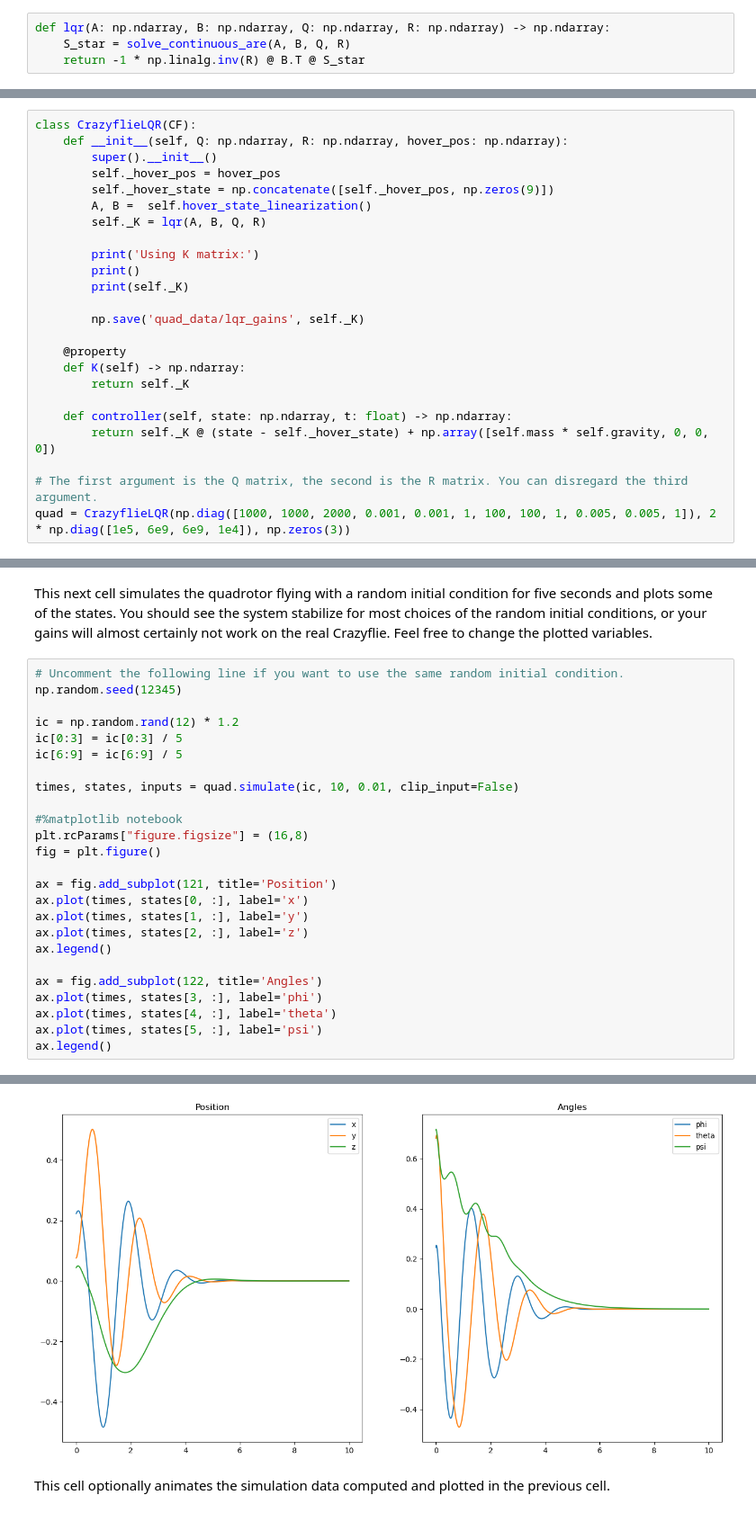
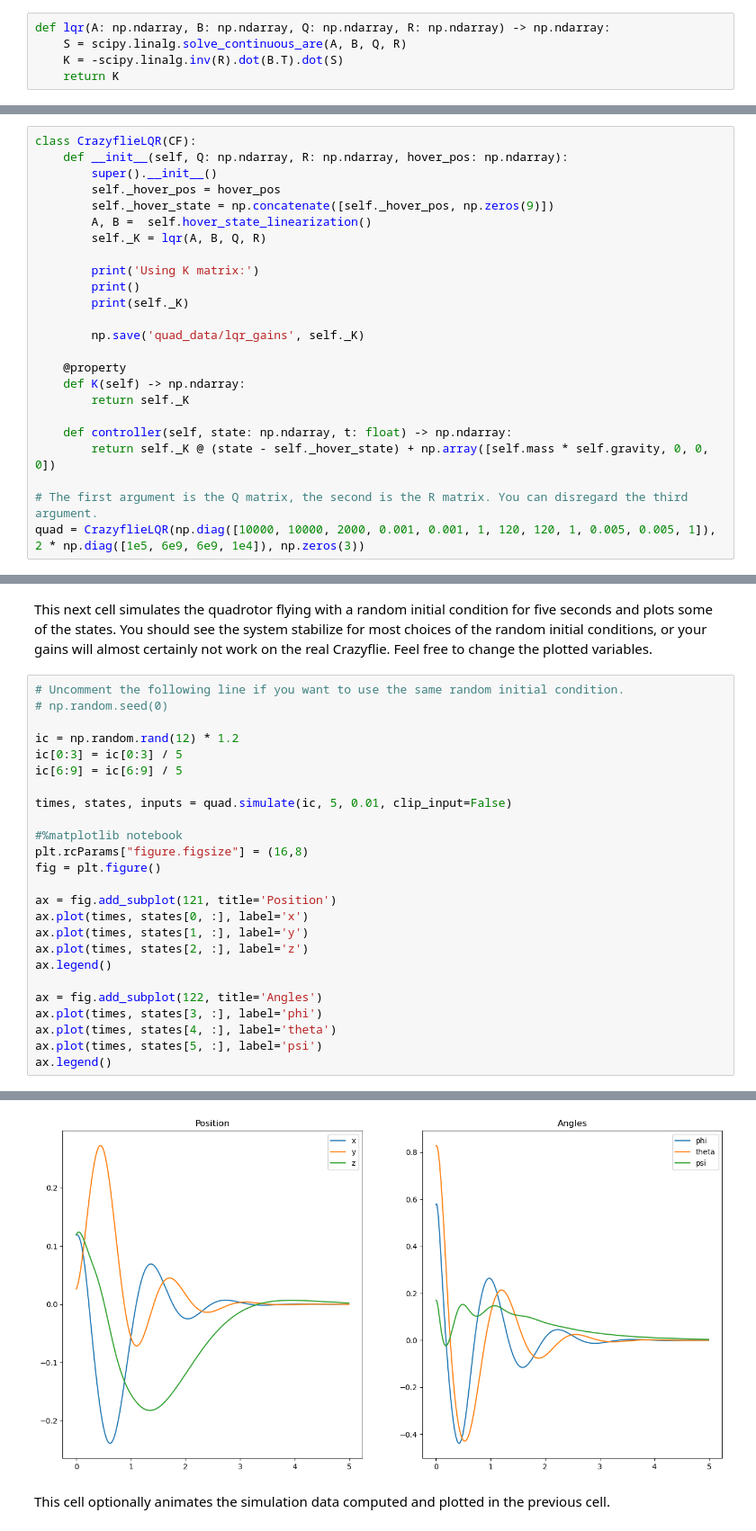
Before and after one commit to nicholaspad/MAE-345, a Jupyter notebook: Lab2.ipynb, the cells around one changed output, grey strips where cells are left out. Shown at 90% size. Saved outputs shown, nothing was run; the diff lists cells and outputs as text.

```diff
--- a/Lab2.ipynb
+++ b/Lab2.ipynb
@@ -152,8 +171,9 @@ from IPython.display import HTML, Image
 Now, in the cell below, you will fillout the function that will actually solve the LQR problem. That is, given the matrices $\mathbf{A}, \mathbf{B}, \mathbf{Q}, \mathbf{R}$, you should compute the $K$ that minimizes the LQR cost function. You are encouraged to use the function `scipy.linalg.solve_continuous_are` to solve the CARE. Also, we use the convention that the stabilizing control input is given by $\mathbf{u} = \mathbf{K}\mathbf{x}$ (as opposed to $\mathbf{u} = -\mathbf{K}\mathbf{x}$).
 # %%
 def lqr(A: np.ndarray, B: np.ndarray, Q: np.ndarray, R: np.ndarray) -> np.ndarray:
-    S_star = solve_continuous_are(A, B, Q, R)
-    return -1 * np.linalg.inv(R) @ B.T @ S_star
+    S = scipy.linalg.solve_continuous_are(A, B, Q, R)
+    K = -scipy.linalg.inv(R).dot(B.T).dot(S)
+    return K
 # %% [markdown]
 ## Problem 2 (30 Pts)
 
@@ -187,7 +207,7 @@ class CrazyflieLQR(CF):
         return self._K @ (state - self._hover_state) + np.array([self.mass * self.gravity, 0, 0, 0])
 
 # The first argument is the Q matrix, the second is the R matrix. You can disregard the third argument.
-quad = CrazyflieLQR(np.diag([1000, 1000, 2000, 0.001, 0.001, 1, 100, 100, 1, 0.005, 0.005, 1]), 2 * np.diag([1e5, 6e9, 6e9, 1e4]), np.zeros(3))
+quad = CrazyflieLQR(np.diag([10000, 10000, 2000, 0.001, 0.001, 1, 120, 120, 1, 0.005, 0.005, 1]), 2 * np.diag([1e5, 6e9, 6e9, 1e4]), np.zeros(3))
 # %% [output]
 Using K matrix:
 
@@ -207,32 +227,32 @@ Using K matrix:
 This next cell simulates the quadrotor flying with a random initial condition for five seconds and plots some of the states. You should see the system stabilize for most choices of the random initial conditions, or your gains will almost certainly not work on the real Crazyflie. Feel free to change the plotted variables.
 # %%
 # Uncomment the following line if you want to use the same random initial condition.
-np.random.seed(12345)
+# np.random.seed(0)
 
 ic = np.random.rand(12) * 1.2
 ic[0:3] = ic[0:3] / 5
 ic[6:9] = ic[6:9] / 5
 
-times, states, inputs = quad.simulate(ic, 10, 0.01, clip_input=False)
+times, states, inputs = quad.simulate(ic, 5, 0.01, clip_input=False)
 
 #%matplotlib notebook
 plt.rcParams["figure.figsize"] = (16,8)
 fig = plt.figure()
 
 ax = fig.add_subplot(121, title='Position')
 ax.plot(times, states[0, :], label='x')
 ax.plot(times, states[1, :], label='y')
 ax.plot(times, states[2, :], label='z')
 ax.legend()
 
 ax = fig.add_subplot(122, title='Angles')
 ax.plot(times, states[3, :], label='phi')
 ax.plot(times, states[4, :], label='theta')
 ax.plot(times, states[5, :], label='psi')
 ax.legend()
 # %% [output]
 <matplotlib.legend.Legend at 0x...>
-[figure, old version]
+[figure, new version]
 # %% [markdown]
 This cell optionally animates the simulation data computed and plotted in the previous cell.
 # %%
```
Also changed, not shown: parts of 7 cells of this notebook, 2 other files.
